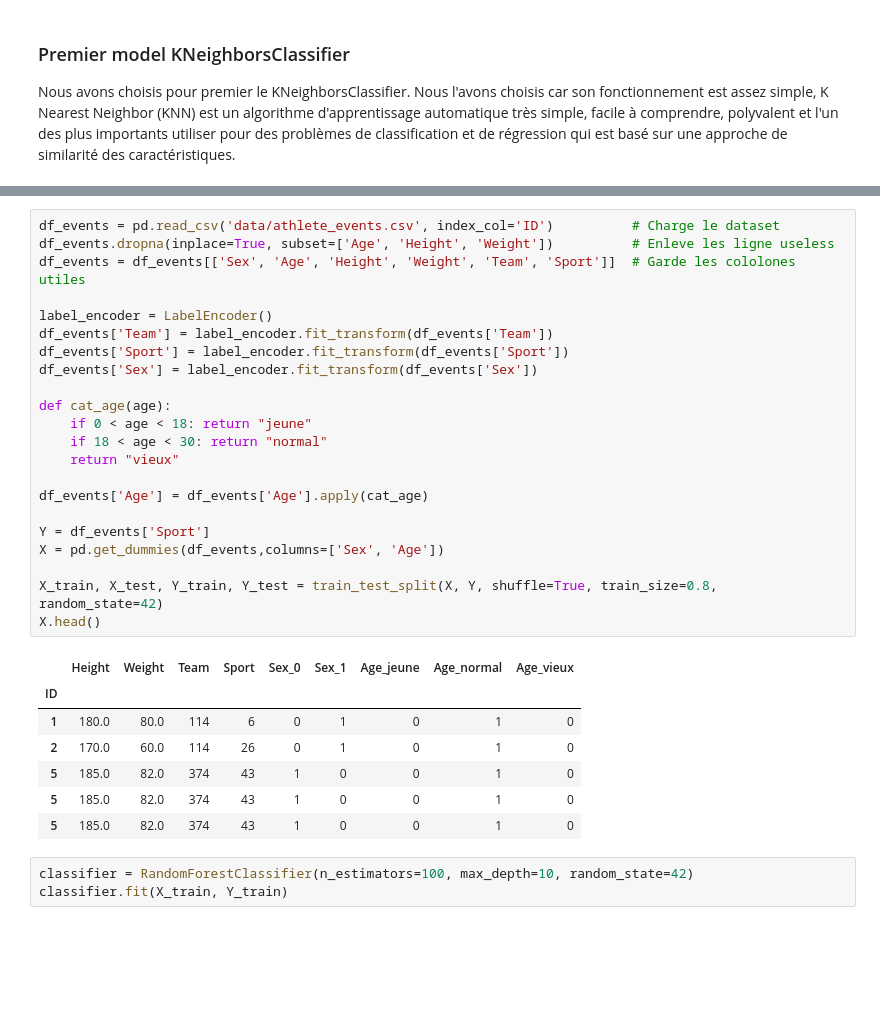
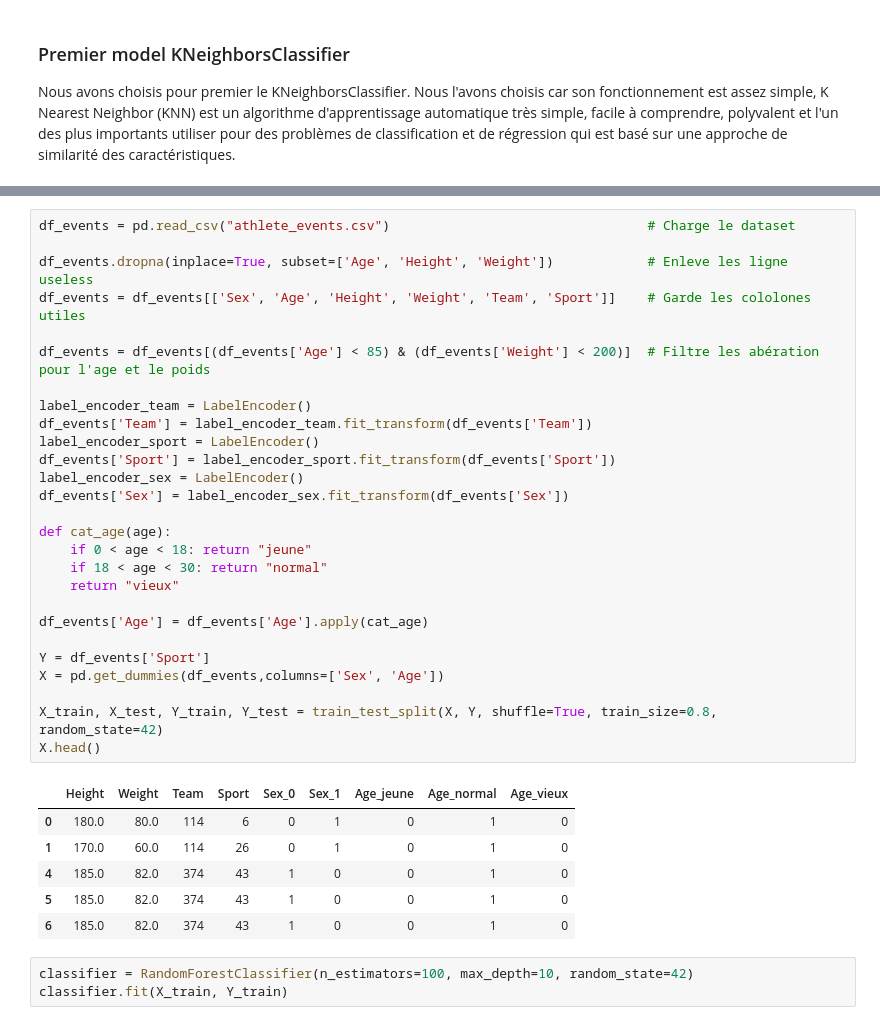
Before and after one commit to gleffad/data_approach_to_olympic_games, a Jupyter notebook: olympic_games_analysis.ipynb, the cells around one changed output, grey strips where cells are left out. Cells and saved outputs as stored; diff of their text form; blank space fills up the shorter version.

```diff
--- a/olympic_games_analysis.ipynb
+++ b/olympic_games_analysis.ipynb
@@ -445,33 +502,37 @@ Pour palier à cela nous allons classifier les différent sport pour avoir le mo
 # %%
-df_events = pd.read_csv('data/athlete_events.csv', index_col='ID')          # Charge le dataset
-df_events.dropna(inplace=True, subset=['Age', 'Height', 'Weight'])          # Enleve les ligne useless
-df_events = df_events[['Sex', 'Age', 'Height', 'Weight', 'Team', 'Sport']]  # Garde les cololones utiles
+df_events = pd.read_csv("athlete_events.csv")                                 # Charge le dataset
 
-label_encoder = LabelEncoder()
-df_events['Team'] = label_encoder.fit_transform(df_events['Team'])
-df_events['Sport'] = label_encoder.fit_transform(df_events['Sport'])
-df_events['Sex'] = label_encoder.fit_transform(df_events['Sex'])
+df_events.dropna(inplace=True, subset=['Age', 'Height', 'Weight'])            # Enleve les ligne useless
+df_events = df_events[['Sex', 'Age', 'Height', 'Weight', 'Team', 'Sport']]    # Garde les cololones utiles
+
+df_events = df_events[(df_events['Age'] < 85) & (df_events['Weight'] < 200)]  # Filtre les abération pour l'age et le poids
+
+label_encoder_team = LabelEncoder()
+df_events['Team'] = label_encoder_team.fit_transform(df_events['Team'])
+label_encoder_sport = LabelEncoder()
+df_events['Sport'] = label_encoder_sport.fit_transform(df_events['Sport'])
+label_encoder_sex = LabelEncoder()
+df_events['Sex'] = label_encoder_sex.fit_transform(df_events['Sex'])
 
 def cat_age(age):
     if 0 < age < 18: return "jeune"
     if 18 < age < 30: return "normal"
     return "vieux"
 
 df_events['Age'] = df_events['Age'].apply(cat_age)
 
 Y = df_events['Sport']
 X = pd.get_dummies(df_events,columns=['Sex', 'Age'])
 
 X_train, X_test, Y_train, Y_test = train_test_split(X, Y, shuffle=True, train_size=0.8, random_state=42)
 X.head()
 # %% [output]
 |  | Height | Weight | Team | Sport | Sex_0 | Sex_1 | Age_jeune | Age_normal | Age_vieux |
-| ID |  |  |  |  |  |  |  |  |  |
-| 1 | 180.0 | 80.0 | 114 | 6 | 0 | 1 | 0 | 1 | 0 |
-| 2 | 170.0 | 60.0 | 114 | 26 | 0 | 1 | 0 | 1 | 0 |
+| 0 | 180.0 | 80.0 | 114 | 6 | 0 | 1 | 0 | 1 | 0 |
+| 1 | 170.0 | 60.0 | 114 | 26 | 0 | 1 | 0 | 1 | 0 |
+| 4 | 185.0 | 82.0 | 374 | 43 | 1 | 0 | 0 | 1 | 0 |
 | 5 | 185.0 | 82.0 | 374 | 43 | 1 | 0 | 0 | 1 | 0 |
-| 5 | 185.0 | 82.0 | 374 | 43 | 1 | 0 | 0 | 1 | 0 |
-| 5 | 185.0 | 82.0 | 374 | 43 | 1 | 0 | 0 | 1 | 0 |
+| 6 | 185.0 | 82.0 | 374 | 43 | 1 | 0 | 0 | 1 | 0 |
 # %%
 classifier = RandomForestClassifier(n_estimators=100, max_depth=10, random_state=42)
 classifier.fit(X_train, Y_train)
```
Also changed, not shown: parts of 54 cells of this notebook, 4 other files.
